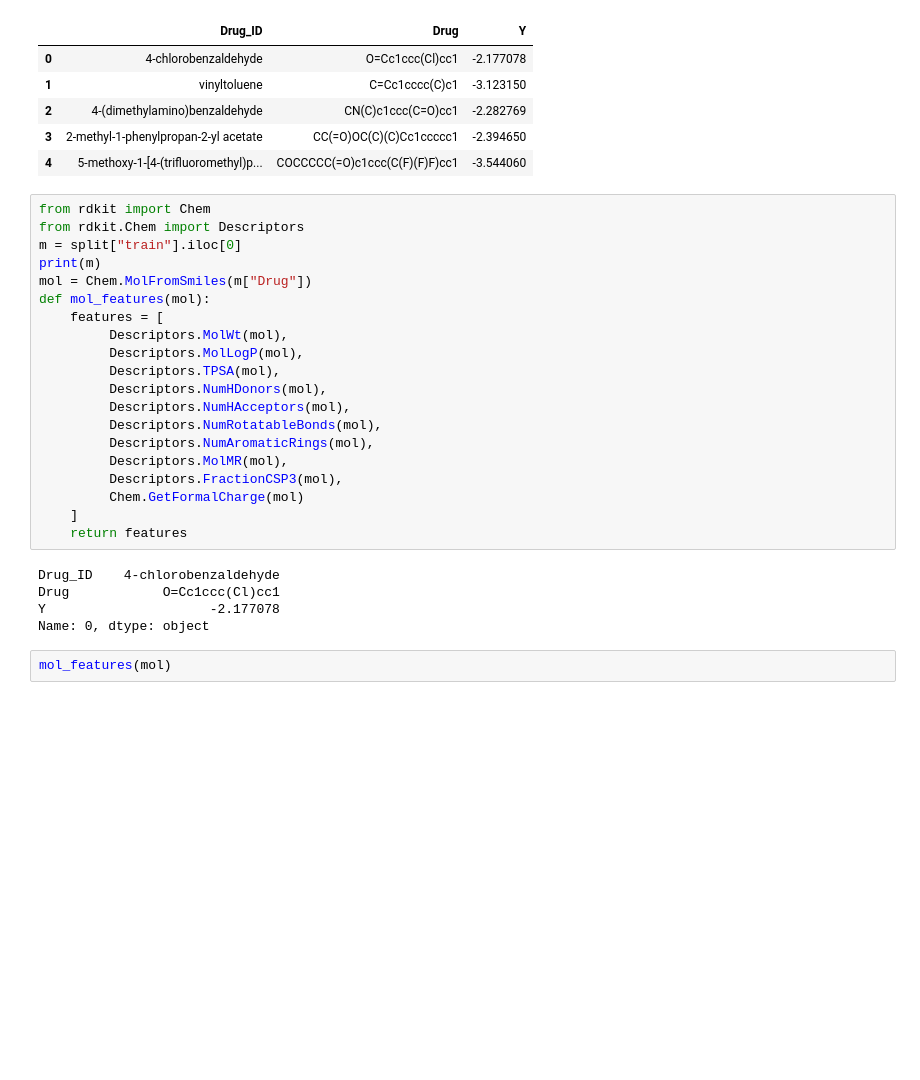
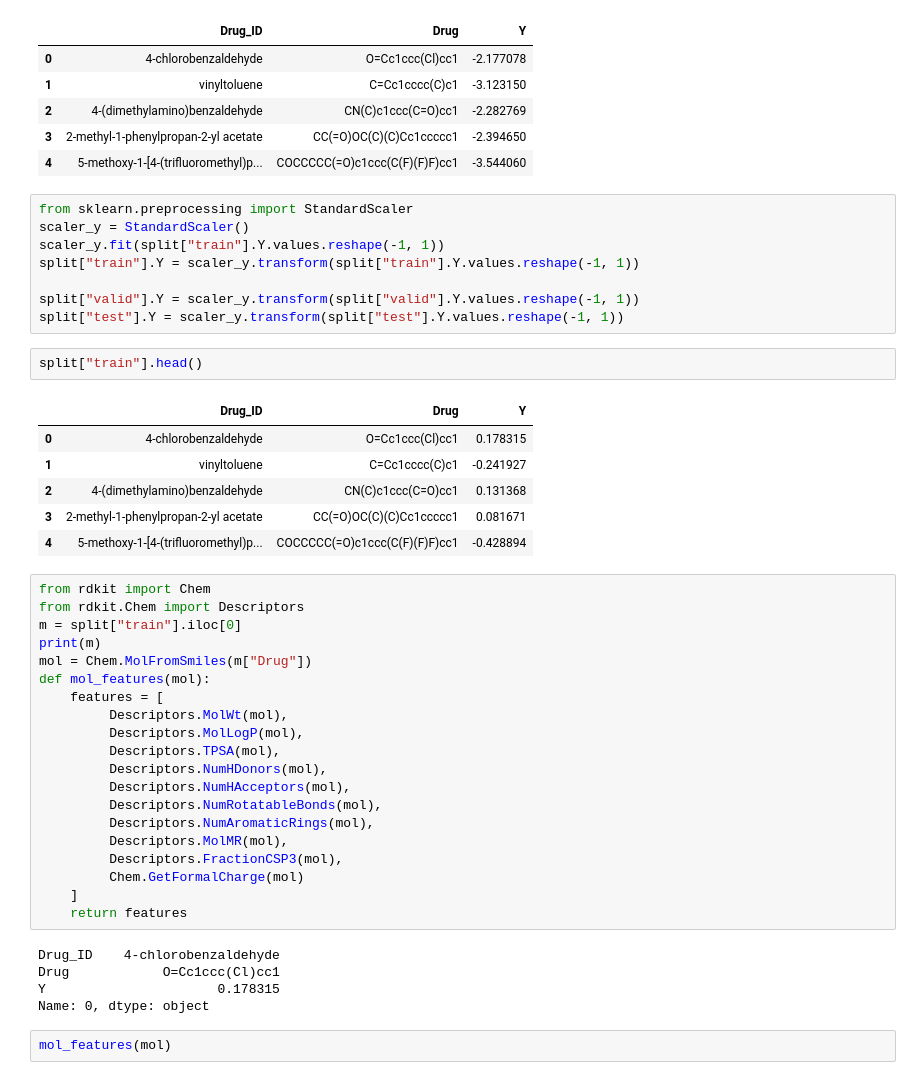
Before and after one commit to achraf-halla/ADME, a Jupyter notebook: Solubility_AqSolDB_V2.ipynb, the cells around one changed output. Drawn from its saved outputs; the diff is of its cells as text; blank space fills up the shorter version.

```diff
--- a/Solubility_AqSolDB_V2.ipynb
+++ b/Solubility_AqSolDB_V2.ipynb
@@ -45,6 +45,23 @@ split["train"].head()
 | 2 | 4-(dimethylamino)benzaldehyde | CN(C)c1ccc(C=O)cc1 | -2.282769 |
 | 3 | 2-methyl-1-phenylpropan-2-yl acetate | CC(=O)OC(C)(C)Cc1ccccc1 | -2.394650 |
 | 4 | 5-methoxy-1-[4-(trifluoromethyl)p... | COCCCCC(=O)c1ccc(C(F)(F)F)cc1 | -3.544060 |
+# %%
+from sklearn.preprocessing import StandardScaler
+scaler_y = StandardScaler()
+scaler_y.fit(split["train"].Y.values.reshape(-1, 1))
+split["train"].Y = scaler_y.transform(split["train"].Y.values.reshape(-1, 1))
+
+split["valid"].Y = scaler_y.transform(split["valid"].Y.values.reshape(-1, 1))
+split["test"].Y = scaler_y.transform(split["test"].Y.values.reshape(-1, 1))
+# %%
+split["train"].head()
+# %% [output]
+|  | Drug_ID | Drug | Y |
+| 0 | 4-chlorobenzaldehyde | O=Cc1ccc(Cl)cc1 | 0.178315 |
+| 1 | vinyltoluene | C=Cc1cccc(C)c1 | -0.241927 |
+| 2 | 4-(dimethylamino)benzaldehyde | CN(C)c1ccc(C=O)cc1 | 0.131368 |
+| 3 | 2-methyl-1-phenylpropan-2-yl acetate | CC(=O)OC(C)(C)Cc1ccccc1 | 0.081671 |
+| 4 | 5-methoxy-1-[4-(trifluoromethyl)p... | COCCCCC(=O)c1ccc(C(F)(F)F)cc1 | -0.428894 |
 # %%
 from rdkit import Chem
 from rdkit.Chem import Descriptors
@@ -68,7 +85,7 @@ def mol_features(mol):
 # %% [output]
 Drug_ID    4-chlorobenzaldehyde
 Drug            O=Cc1ccc(Cl)cc1
-Y                     -2.177078
+Y                      0.178315
 Name: 0, dtype: object
 # %%
 mol_features(mol)
```
Also changed, not shown: parts of 35 cells of this notebook.
